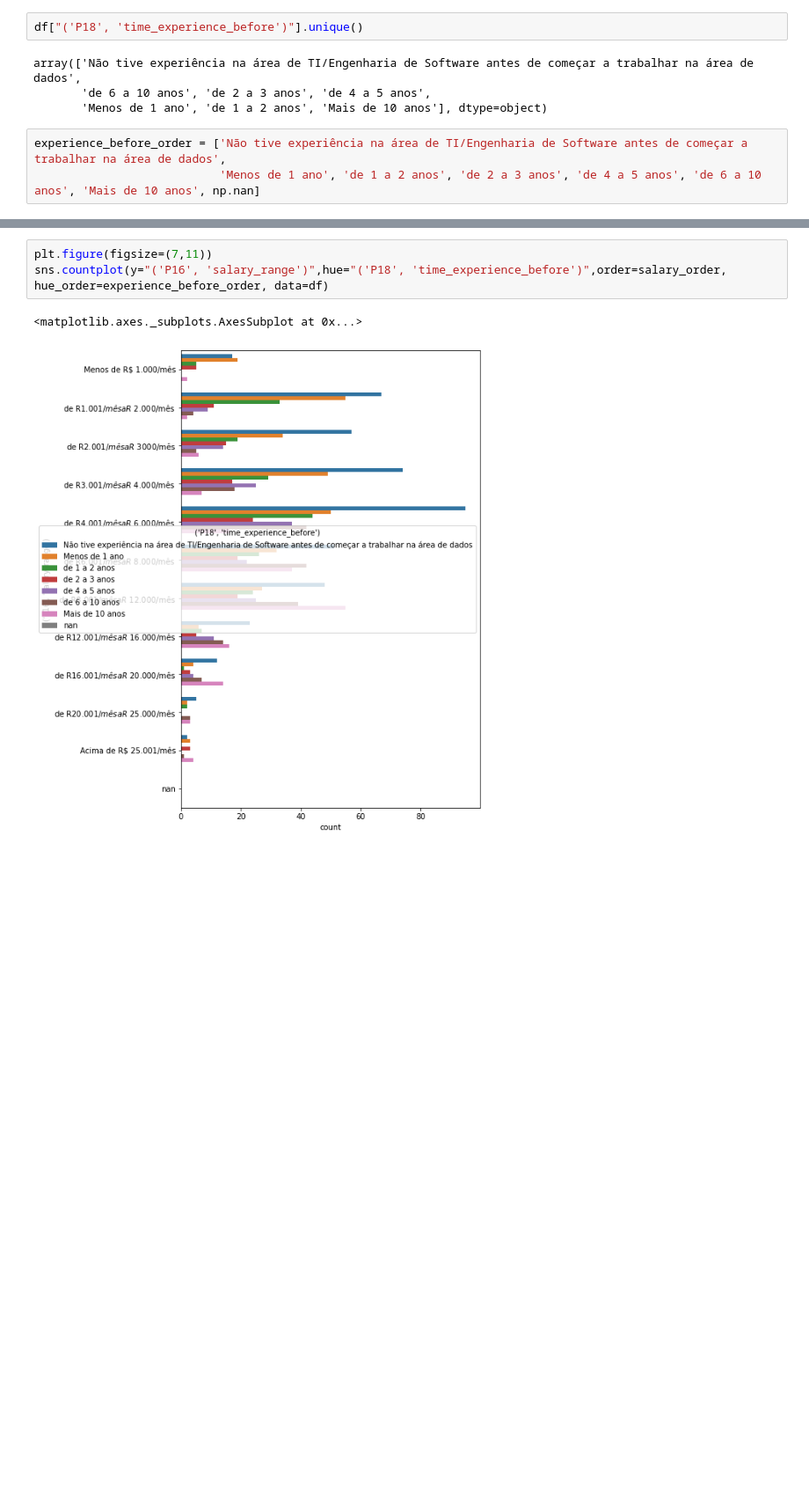
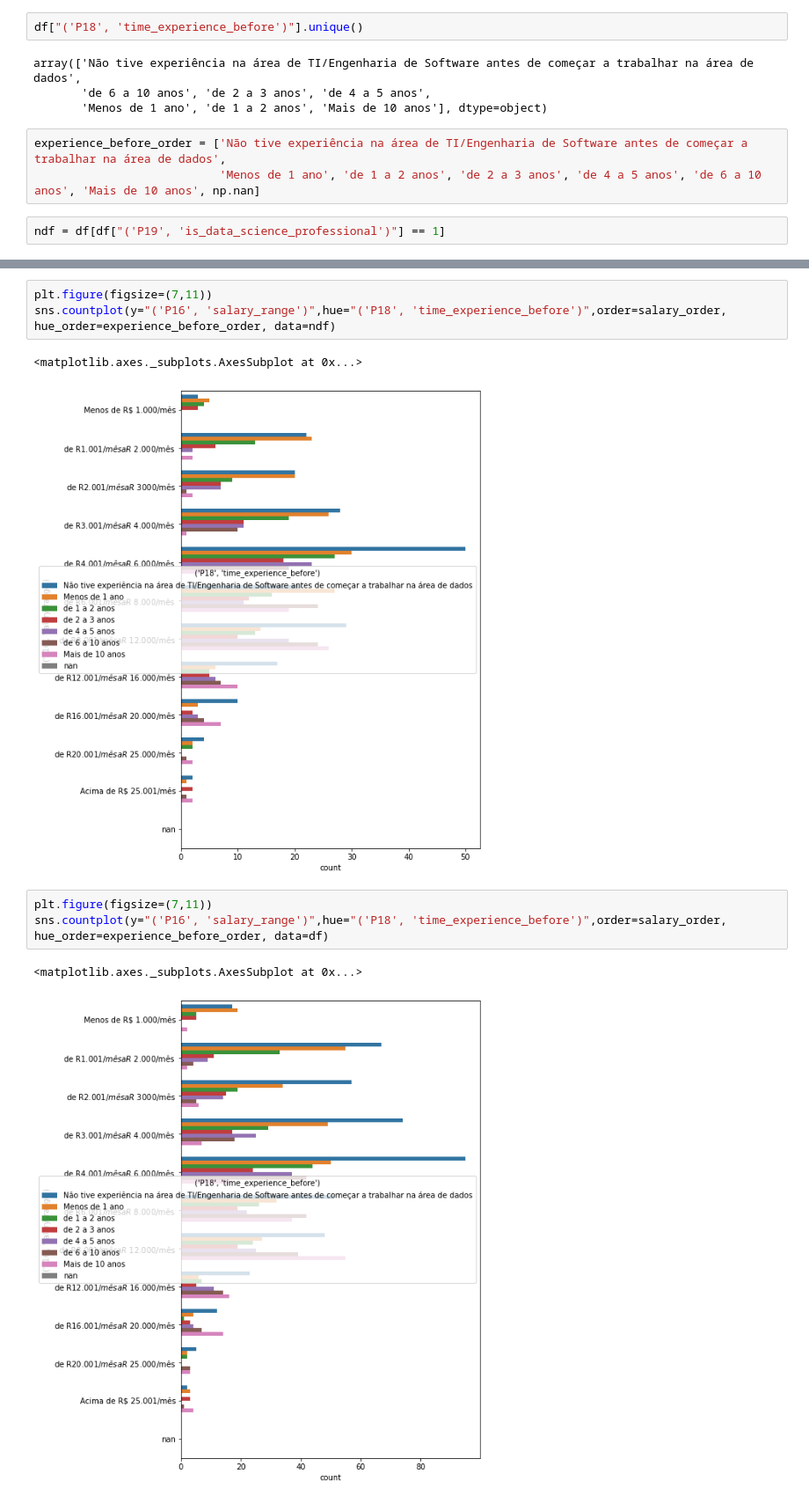
Before and after one commit to dancbatista/projeto_final_awari, a Jupyter notebook: projetoFinalAwari.ipynb, the cells around one changed output, grey strips where cells are left out. Shown at 88% size. Drawn from its saved outputs; the diff is of its cells as text; blank space fills up the shorter version.

```diff
--- a/projetoFinalAwari.ipynb
+++ b/projetoFinalAwari.ipynb
@@ -128,3 +128,5 @@ array(['Não tive experiência na área de TI/Engenharia de Software antes de co
 # %%
 experience_before_order = ['Não tive experiência na área de TI/Engenharia de Software antes de começar a trabalhar na área de dados',
                            'Menos de 1 ano', 'de 1 a 2 anos', 'de 2 a 3 anos', 'de 4 a 5 anos', 'de 6 a 10 anos', 'Mais de 10 anos', np.nan]
+# %%
+ndf = df[df["('P19', 'is_data_science_professional')"] == 1]
@@ -131,3 +142,9 @@ experience_before_order = ['Não tive experiência na área de TI/Engenharia de
+# %%
+plt.figure(figsize=(7,11))
+sns.countplot(y="('P16', 'salary_range')",hue="('P18', 'time_experience_before')",order=salary_order, hue_order=experience_before_order, data=ndf)
+# %% [output]
+<matplotlib.axes._subplots.AxesSubplot at 0x...>
+[figure, added]
 # %%
 plt.figure(figsize=(7,11))
 sns.countplot(y="('P16', 'salary_range')",hue="('P18', 'time_experience_before')",order=salary_order, hue_order=experience_before_order, data=df)
```
Also changed, not shown: parts of 2 cells of this notebook.
